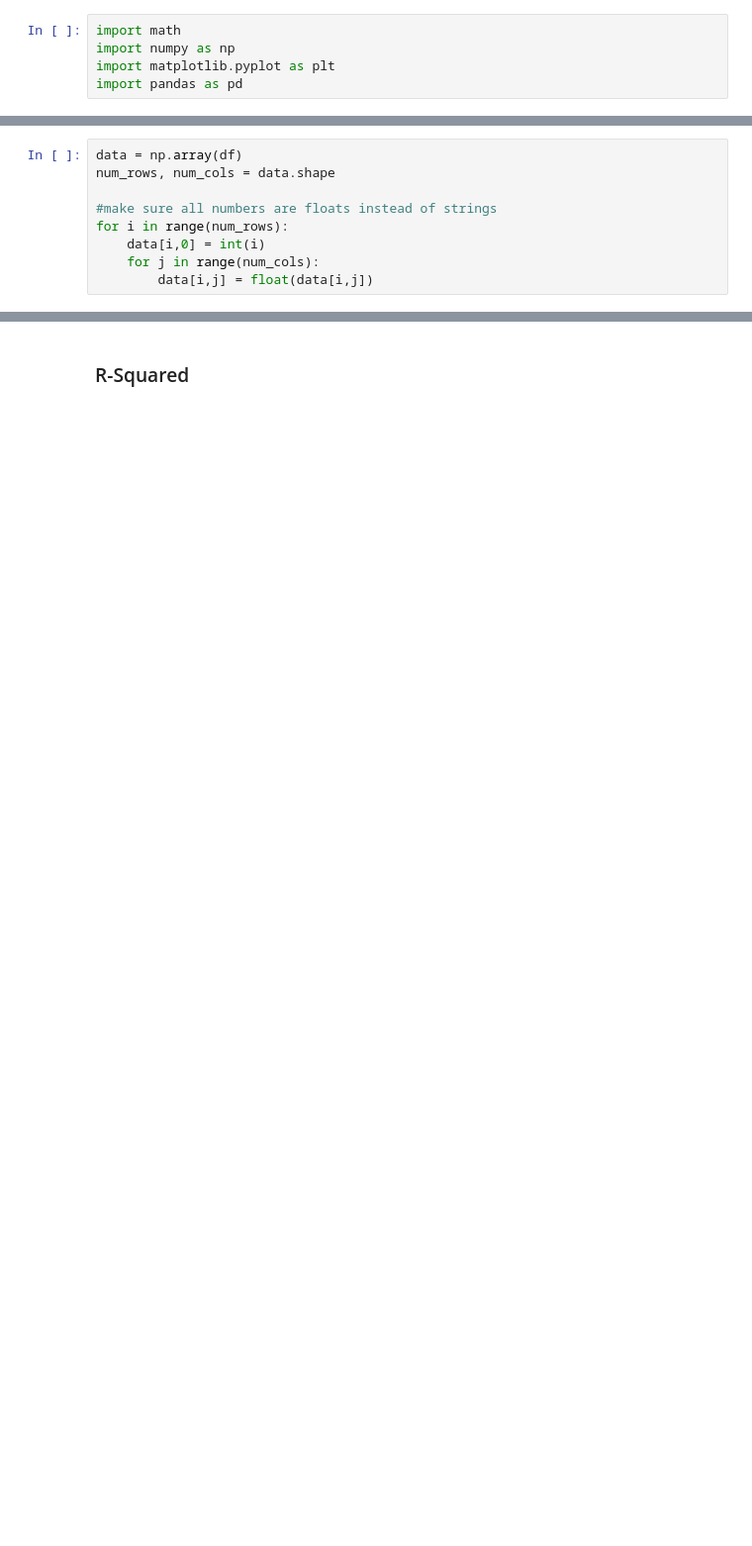
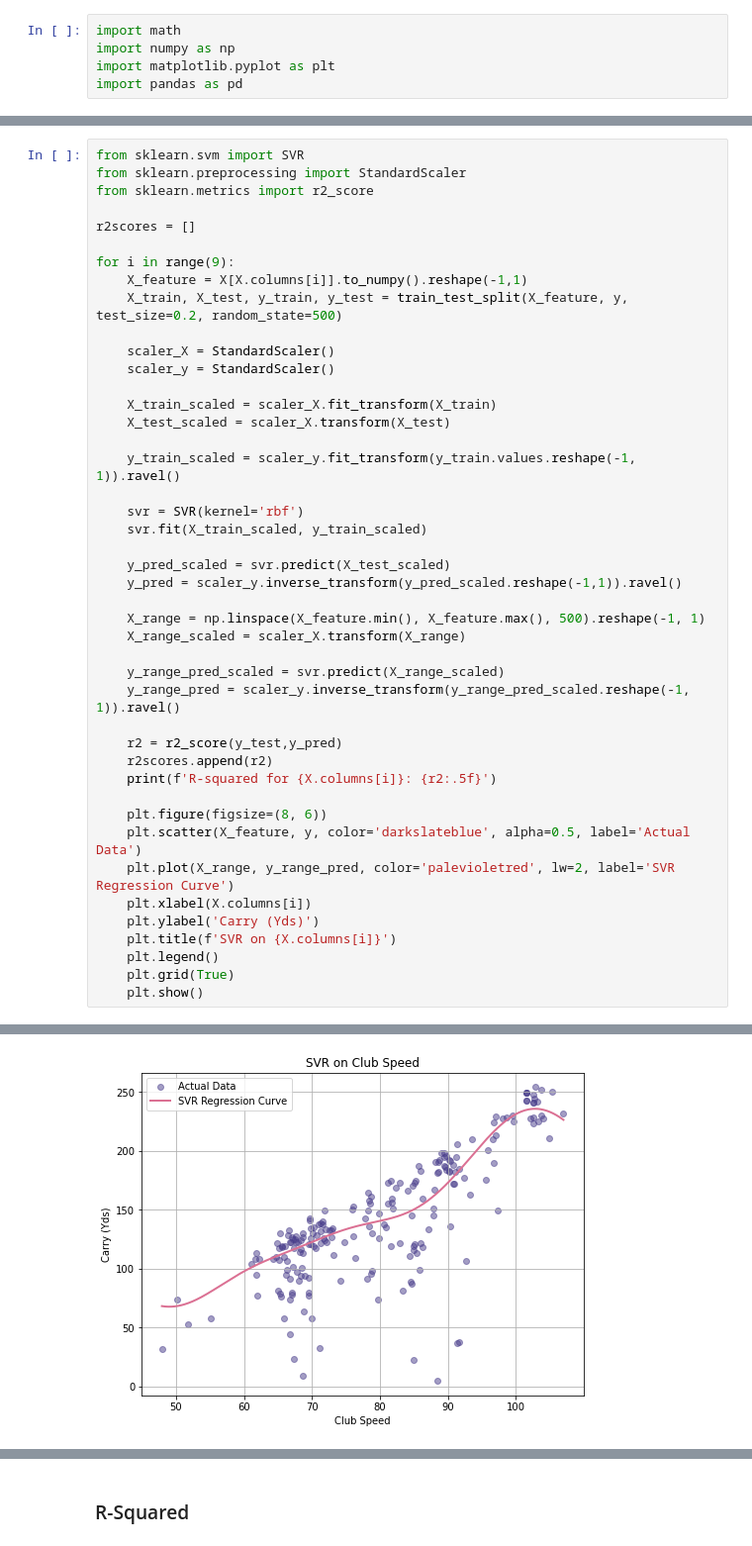
Before and after one commit to ericaking1/golfanalytics, a Jupyter notebook: golfanalytics.ipynb, the cells around one changed output, grey strips where cells are left out. Shown at 99% size. Saved outputs shown, nothing was run; the diff lists cells and outputs as text; blank space fills up the shorter version.

```diff
--- a/golfanalytics.ipynb
+++ b/golfanalytics.ipynb
@@ -29,9 +14,0 @@ display(df)
-# %%
-data = np.array(df)
-num_rows, num_cols = data.shape
-
-#make sure all numbers are floats instead of strings
-for i in range(num_rows):
-    data[i,0] = int(i)
-    for j in range(num_cols):
-        data[i,j] = float(data[i,j])
@@ -202,0 +54,45 @@ Intercept: -185.5988914124726
+# %%
+from sklearn.svm import SVR
+from sklearn.preprocessing import StandardScaler
+from sklearn.metrics import r2_score
+
+r2scores = []
+
+for i in range(9):
+    X_feature = X[X.columns[i]].to_numpy().reshape(-1,1)
+    X_train, X_test, y_train, y_test = train_test_split(X_feature, y, test_size=0.2, random_state=500)
+
+    scaler_X = StandardScaler()
+    scaler_y = StandardScaler()
+
+    X_train_scaled = scaler_X.fit_transform(X_train)
+    X_test_scaled = scaler_X.transform(X_test)
+
+    y_train_scaled = scaler_y.fit_transform(y_train.values.reshape(-1, 1)).ravel()
+
+    svr = SVR(kernel='rbf')
+    svr.fit(X_train_scaled, y_train_scaled)
+
+    y_pred_scaled = svr.predict(X_test_scaled)
+    y_pred = scaler_y.inverse_transform(y_pred_scaled.reshape(-1,1)).ravel()
+
+    X_range = np.linspace(X_feature.min(), X_feature.max(), 500).reshape(-1, 1)
+    X_range_scaled = scaler_X.transform(X_range)
+
+    y_range_pred_scaled = svr.predict(X_range_scaled)
+    y_range_pred = scaler_y.inverse_transform(y_range_pred_scaled.reshape(-1, 1)).ravel()
+
+    r2 = r2_score(y_test,y_pred)
+    r2scores.append(r2)
+    print(f'R-squared for {X.columns[i]}: {r2:.5f}')
+
+    plt.figure(figsize=(8, 6))
+    plt.scatter(X_feature, y, color='darkslateblue', alpha=0.5, label='Actual Data')
+    plt.plot(X_range, y_range_pred, color='palevioletred', lw=2, label='SVR Regression Curve')
+    plt.xlabel(X.columns[i])
+    plt.ylabel('Carry (Yds)')
+    plt.title(f'SVR on {X.columns[i]}')
+    plt.legend()
+    plt.grid(True)
+    plt.show()
+# %% [output]
@@ -202,0 +100 @@ Intercept: -185.5988914124726
+[figure, added]
```
Also changed, not shown: parts of 26 cells of this notebook.
